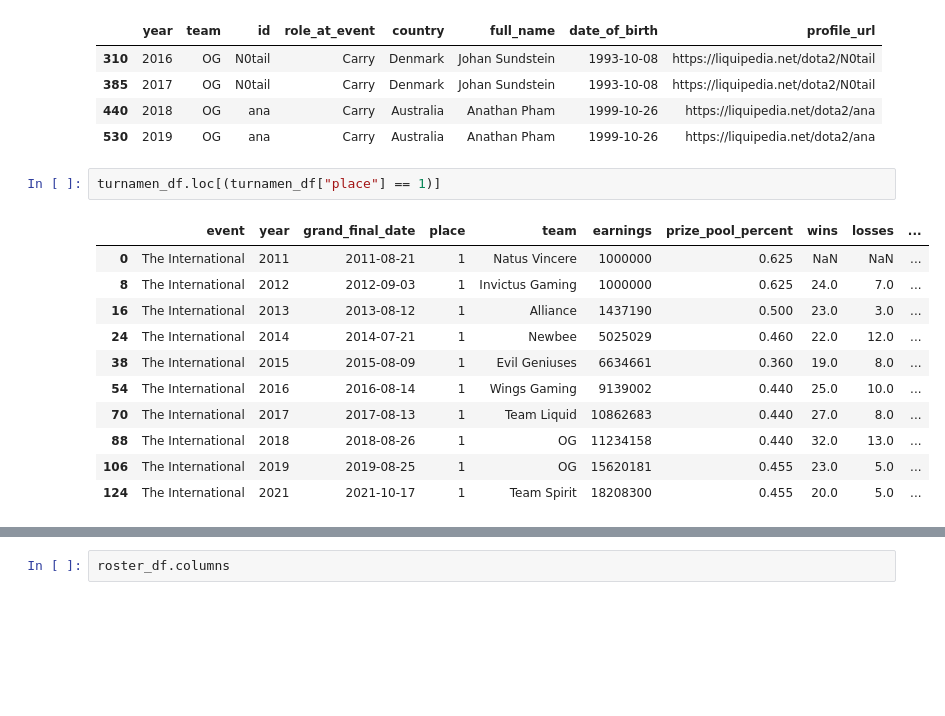
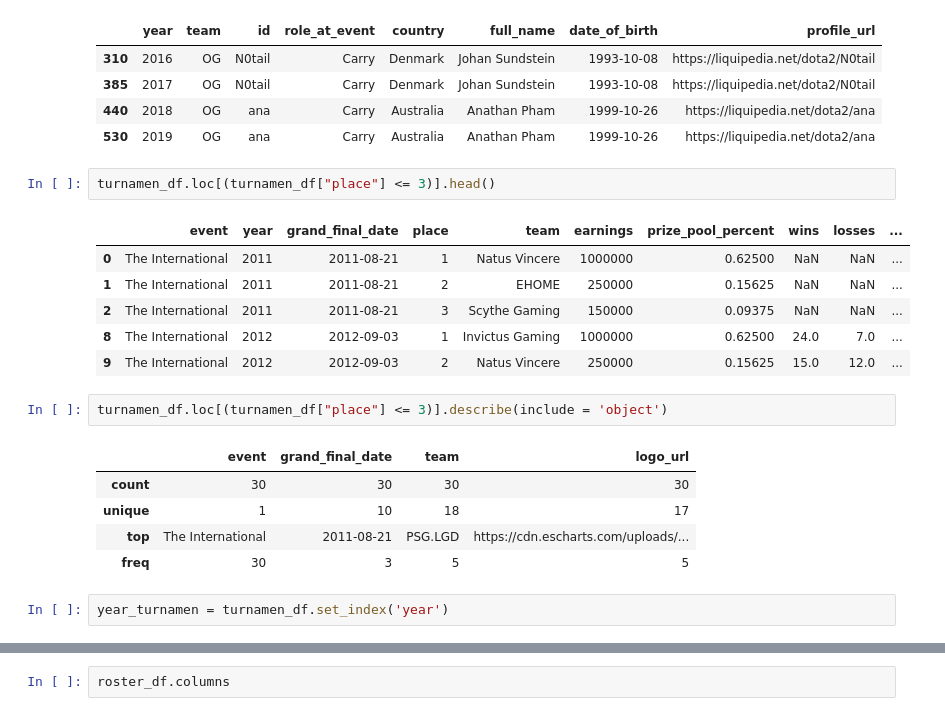
Before and after one commit to royandhika/the_international_trial, a Jupyter notebook: the_internationals.ipynb, the cells around one changed output, grey strips where cells are left out. Cells and saved outputs as stored; diff of their text form; blank space fills up the shorter version.

```diff
--- a/the_internationals.ipynb
+++ b/the_internationals.ipynb
@@ -116,16 +175,21 @@ roster_df.loc[(roster_df["team"] == "OG") & (roster_df["role_at_event"] == "Carr
 | 440 | 2018 | OG | ana | Carry | Australia | Anathan Pham | 1999-10-26 | https://liquipedia.net/dota2/ana |
 | 530 | 2019 | OG | ana | Carry | Australia | Anathan Pham | 1999-10-26 | https://liquipedia.net/dota2/ana |
 # %%
-turnamen_df.loc[(turnamen_df["place"] == 1)]
+turnamen_df.loc[(turnamen_df["place"] <= 3)].head()
 # %% [output]
 |  | event | year | grand_final_date | place | team | earnings | prize_pool_percent | wins | losses | ... |
-| 0 | The International | 2011 | 2011-08-21 | 1 | Natus Vincere | 1000000 | 0.625 | NaN | NaN | ... |
-| 8 | The International | 2012 | 2012-09-03 | 1 | Invictus Gaming | 1000000 | 0.625 | 24.0 | 7.0 | ... |
-| 16 | The International | 2013 | 2013-08-12 | 1 | Alliance | 1437190 | 0.500 | 23.0 | 3.0 | ... |
-| 24 | The International | 2014 | 2014-07-21 | 1 | Newbee | 5025029 | 0.460 | 22.0 | 12.0 | ... |
-| 38 | The International | 2015 | 2015-08-09 | 1 | Evil Geniuses | 6634661 | 0.360 | 19.0 | 8.0 | ... |
-| 54 | The International | 2016 | 2016-08-14 | 1 | Wings Gaming | 9139002 | 0.440 | 25.0 | 10.0 | ... |
-| 70 | The International | 2017 | 2017-08-13 | 1 | Team Liquid | 10862683 | 0.440 | 27.0 | 8.0 | ... |
-| 88 | The International | 2018 | 2018-08-26 | 1 | OG | 11234158 | 0.440 | 32.0 | 13.0 | ... |
-| 106 | The International | 2019 | 2019-08-25 | 1 | OG | 15620181 | 0.455 | 23.0 | 5.0 | ... |
-| 124 | The International | 2021 | 2021-10-17 | 1 | Team Spirit | 18208300 | 0.455 | 20.0 | 5.0 | ... |
+| 0 | The International | 2011 | 2011-08-21 | 1 | Natus Vincere | 1000000 | 0.62500 | NaN | NaN | ... |
+| 1 | The International | 2011 | 2011-08-21 | 2 | EHOME | 250000 | 0.15625 | NaN | NaN | ... |
+| 2 | The International | 2011 | 2011-08-21 | 3 | Scythe Gaming | 150000 | 0.09375 | NaN | NaN | ... |
+| 8 | The International | 2012 | 2012-09-03 | 1 | Invictus Gaming | 1000000 | 0.62500 | 24.0 | 7.0 | ... |
+| 9 | The International | 2012 | 2012-09-03 | 2 | Natus Vincere | 250000 | 0.15625 | 15.0 | 12.0 | ... |
+# %%
+turnamen_df.loc[(turnamen_df["place"] <= 3)].describe(include = 'object')
+# %% [output]
+|  | event | grand_final_date | team | logo_url |
+| count | 30 | 30 | 30 | 30 |
+| unique | 1 | 10 | 18 | 17 |
+| top | The International | 2011-08-21 | PSG.LGD | https://cdn.escharts.com/uploads/... |
+| freq | 30 | 3 | 5 | 5 |
+# %%
+year_turnamen = turnamen_df.set_index('year')
```
Also changed, not shown: parts of 31 cells of this notebook.
